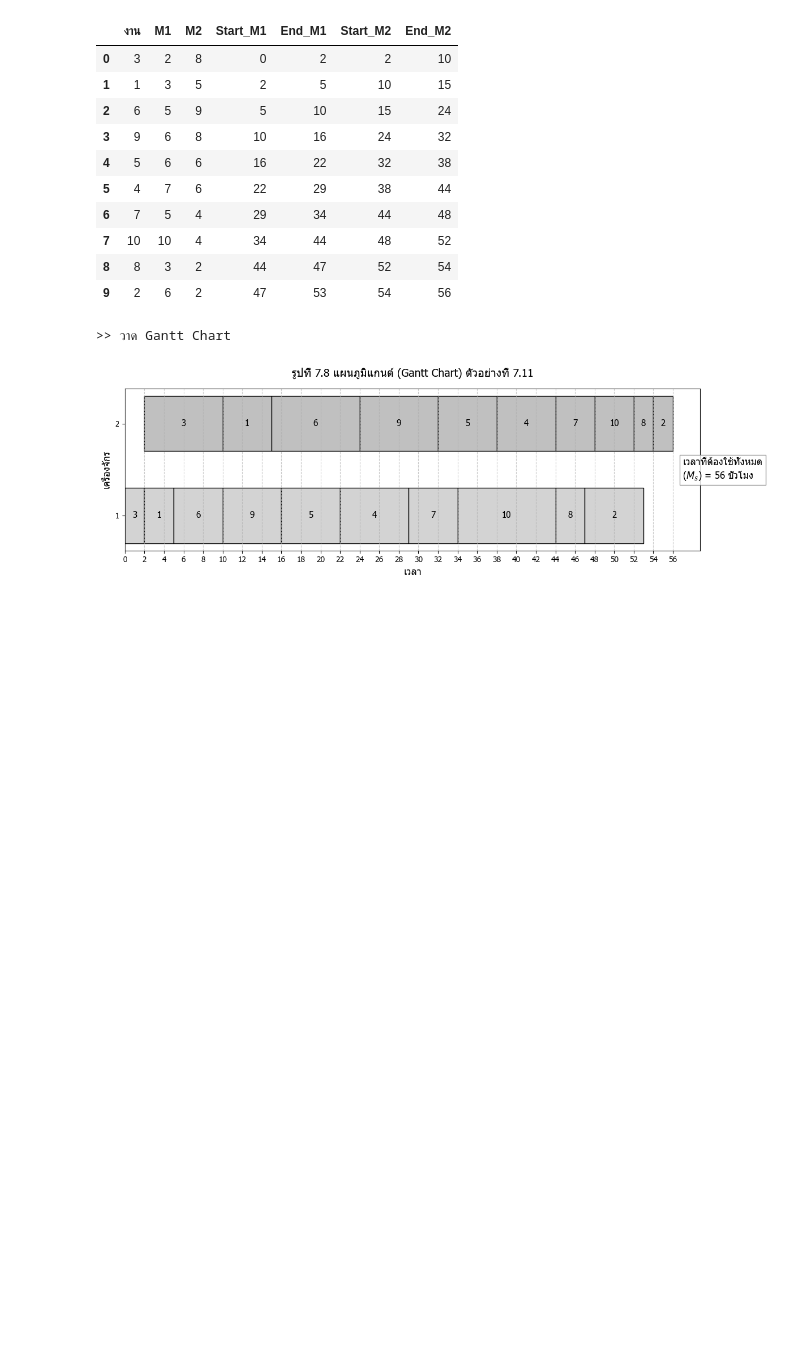
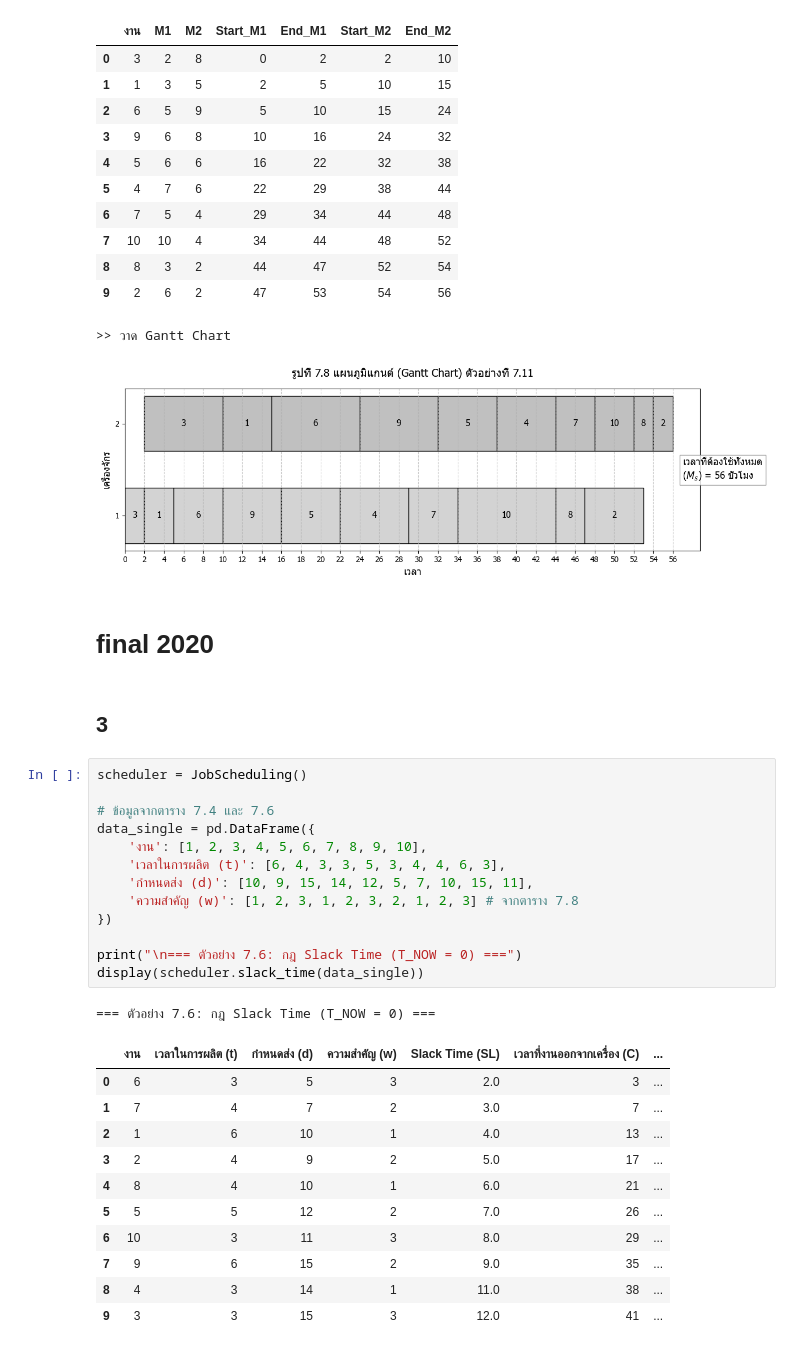
Before and after one commit to alicelouis47/Product_AMI, a Jupyter notebook: 7_Job_Sequencing_and_Scheduling.ipynb, the cells around one changed output. Saved outputs shown, nothing was run; the diff lists cells and outputs as text; blank space fills up the shorter version.

```diff
--- a/7_Job_Sequencing_and_Scheduling.ipynb
+++ b/7_Job_Sequencing_and_Scheduling.ipynb
@@ -560,3 +560,33 @@ scheduler.plot_johnson_gantt(df_johnson_result)
 | 9 | 2 | 6 | 2 | 47 | 53 | 54 | 56 |
 >> วาด Gantt Chart
 [figure]
+# %% [markdown]
+# final 2020
+# %% [markdown]
+## 3
+# %%
+scheduler = JobScheduling()
+
+# ข้อมูลจากตาราง 7.4 และ 7.6
+data_single = pd.DataFrame({
+    'งาน': [1, 2, 3, 4, 5, 6, 7, 8, 9, 10],
+    'เวลาในการผลิต (t)': [6, 4, 3, 3, 5, 3, 4, 4, 6, 3],
+    'กำหนดส่ง (d)': [10, 9, 15, 14, 12, 5, 7, 10, 15, 11],
+    'ความสำคัญ (w)': [1, 2, 3, 1, 2, 3, 2, 1, 2, 3] # จากตาราง 7.8
+})
+
+print("\n=== ตัวอย่าง 7.6: กฎ Slack Time (T_NOW = 0) ===")
+display(scheduler.slack_time(data_single))
+# %% [output]
+=== ตัวอย่าง 7.6: กฎ Slack Time (T_NOW = 0) ===
+|  | งาน | เวลาในการผลิต (t) | กำหนดส่ง (d) | ความสำคัญ (w) | Slack Time (SL) | เวลาที่งานออกจากเครื่อง (C) | ... |
+| 0 | 6 | 3 | 5 | 3 | 2.0 | 3 | ... |
+| 1 | 7 | 4 | 7 | 2 | 3.0 | 7 | ... |
+| 2 | 1 | 6 | 10 | 1 | 4.0 | 13 | ... |
+| 3 | 2 | 4 | 9 | 2 | 5.0 | 17 | ... |
+| 4 | 8 | 4 | 10 | 1 | 6.0 | 21 | ... |
+| 5 | 5 | 5 | 12 | 2 | 7.0 | 26 | ... |
+| 6 | 10 | 3 | 11 | 3 | 8.0 | 29 | ... |
+| 7 | 9 | 6 | 15 | 2 | 9.0 | 35 | ... |
+| 8 | 4 | 3 | 14 | 1 | 11.0 | 38 | ... |
+| 9 | 3 | 3 | 15 | 3 | 12.0 | 41 | ... |
```
Also changed, not shown: parts of 2 cells of this notebook, 8 other files.
